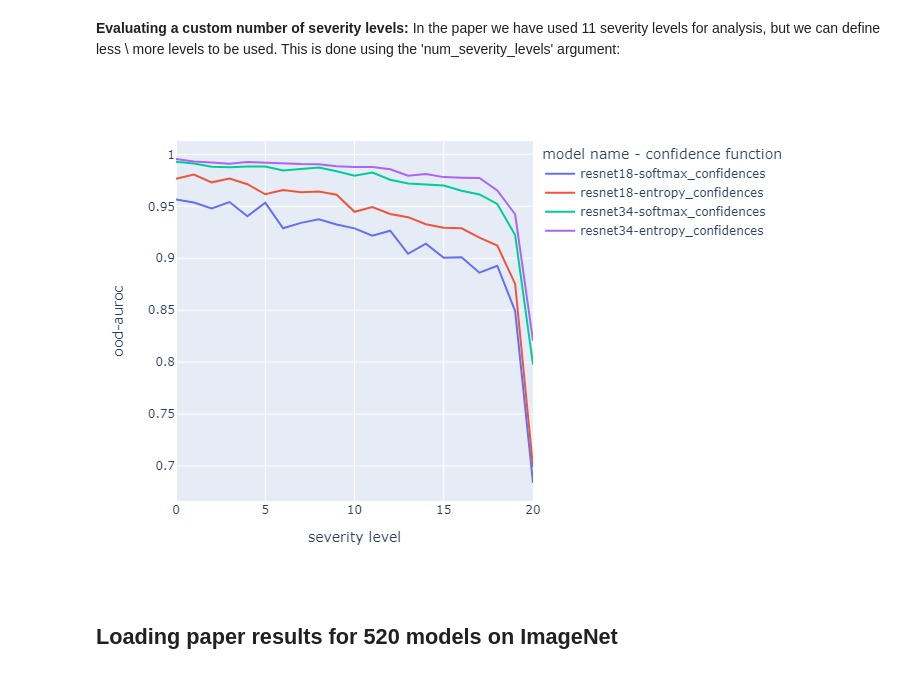
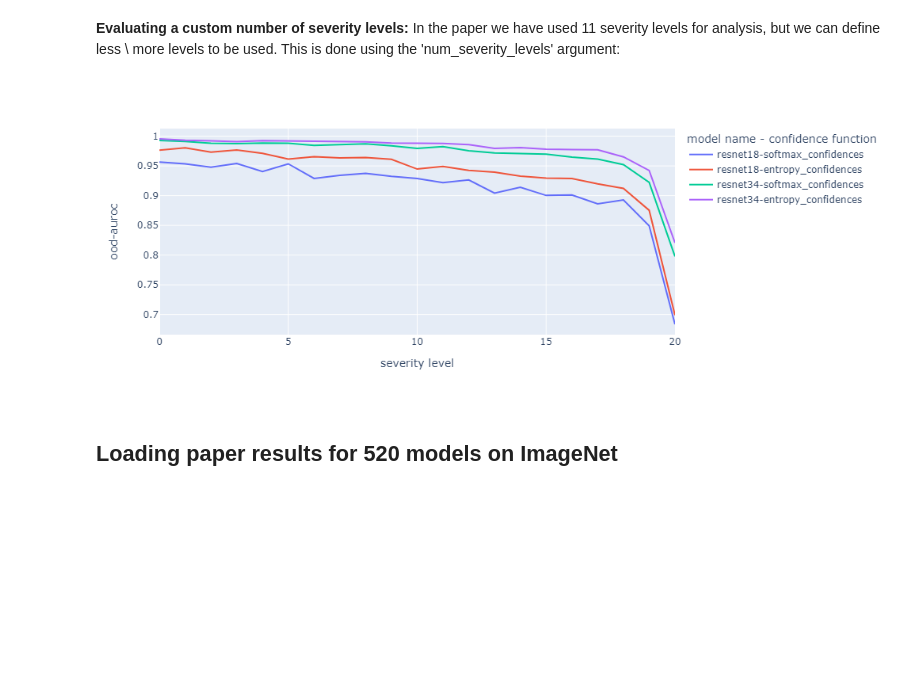
Before and after one commit to mdabbah/COOD_benchmarking, a Jupyter notebook: example.ipynb, the cells around one changed output. Saved outputs shown, nothing was run; the diff lists cells and outputs as text; code cells hidden in the pictures; blank space fills up the shorter version.

```diff
--- a/example.ipynb
+++ b/example.ipynb
@@ -29,13 +35,13 @@ Dummy dataset was already found in the given directory. Skipping its download.
 # <path to images dir>/classname/*.(jpg|png|jpeg)
 dummy_ood_dataset_info = {
     'dataset_name': 'Dummy_OOD',
-    'images_base_folder': '..\test_COOD2\dummy_ood',
+    'images_base_folder': './dummy_dataset/dummy_ood',
     'test_estimation_split_percentage': 0.25
 }
 
 dummy_id_dataset_info = {
     'dataset_name': 'Dummy_ID',
-    'images_base_folder': '..\test_COOD2\dummy_id',
+    'images_base_folder': './dummy_dataset/dummy_id',
 }
 # %% [markdown]
 The 'dataset_name' value is used for the metadata for the dataset (##note to Mohammed: is this an important argument? why should the user care for it?)
@@ -163,13 +238,15 @@ In the paper we have used 11 severity levels for analysis, but we can define les
 # %%
 results = benchmark_model_on_cood_with_severities(model=['resnet18', 'resnet34'],
                                                     confidence_function=['softmax', 'entropy'],
                                                     cood_dataset_info=dummy_ood_dataset_info,
                                                     id_dataset_info=dummy_id_dataset_info,
                                                     num_severity_levels=21)
 fig = plotly.express.line(results, x='severity level', y='ood-auroc', color='model name - confidence function')
+
+fig.update_layout(width=1000, height=400)
 fig.show('png')
 # %% [output]
-[figure, old version]
+[figure, new version]
 # %% [markdown]
 ## Loading paper results for 520 models on ImageNet
 # %% [markdown]
```
Also changed, not shown: parts of 19 cells of this notebook.
